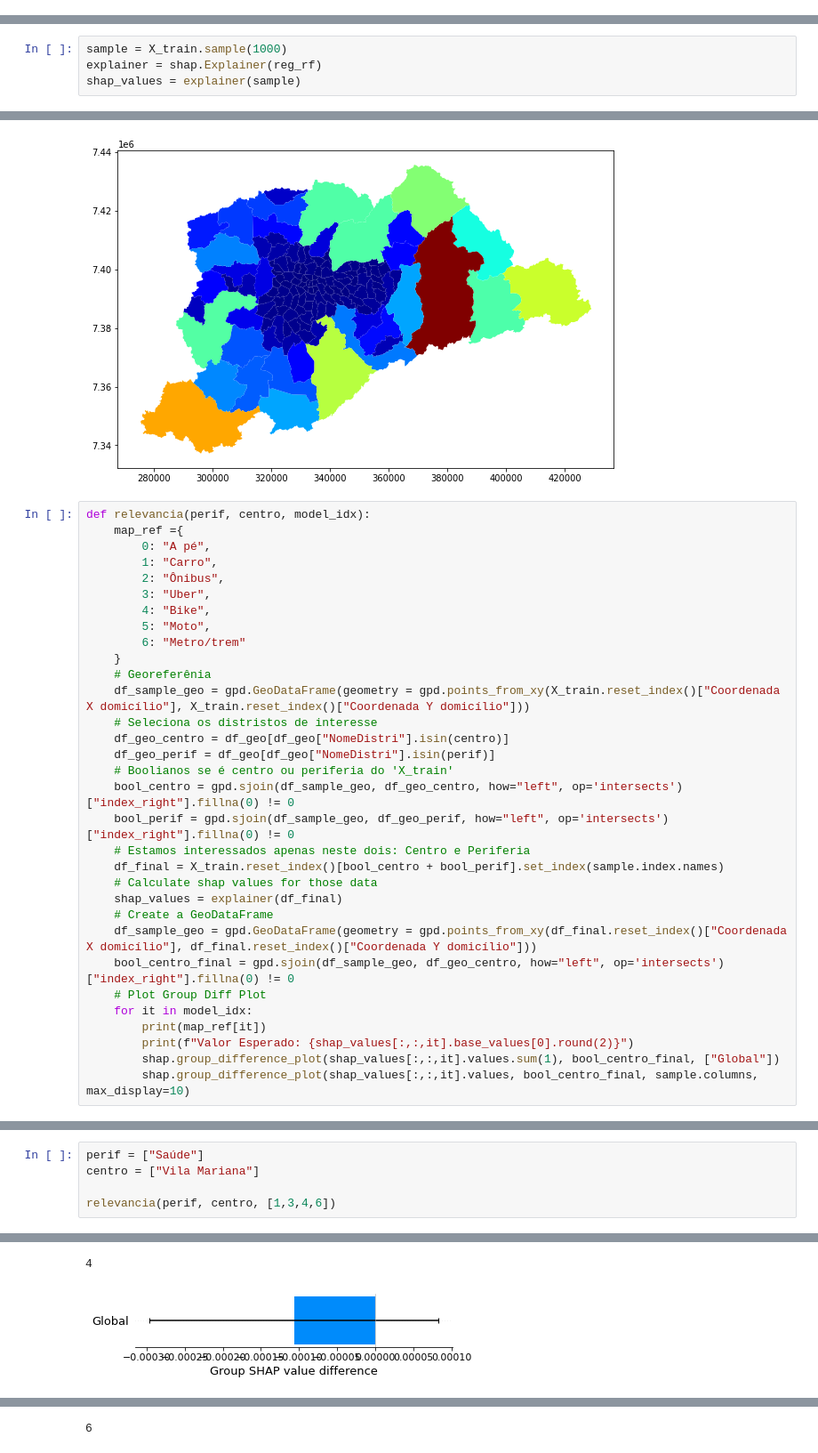
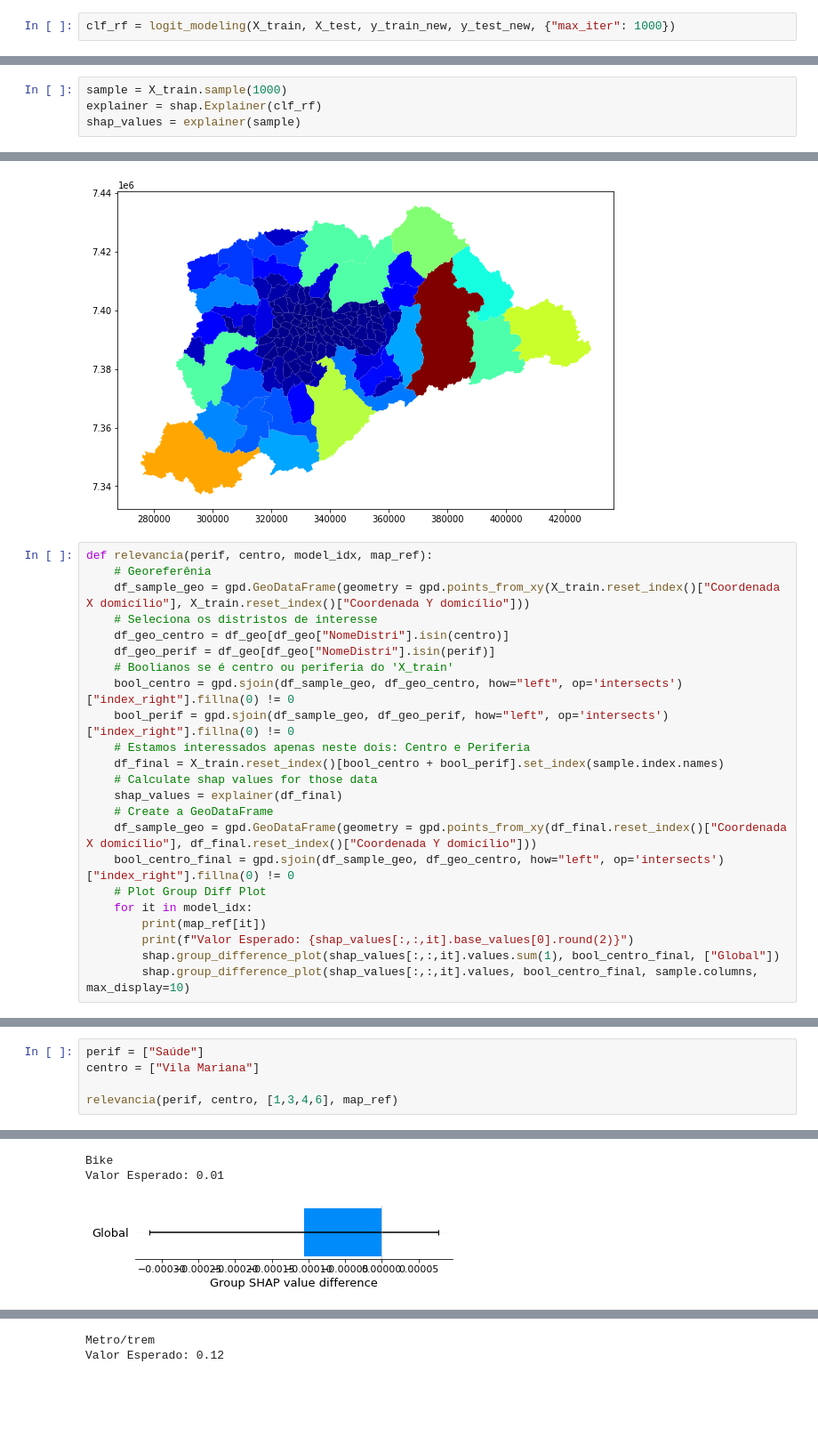
Before and after one commit to rafaelygn/data_culture, a Jupyter notebook: beyond_shap_values_pt_II.ipynb, the cells around one changed output, grey strips where cells are left out. Shown at 89% size. Cells and saved outputs as stored; diff of their text form; blank space fills up the shorter version.

```diff
--- a/beyond_shap_values_pt_II.ipynb
+++ b/beyond_shap_values_pt_II.ipynb
@@ -115,0 +141,2 @@ loc_destino_ACC_TI_A_L_TP_      1.351968
+# %%
+clf_rf = logit_modeling(X_train, X_test, y_train_new, y_test_new, {"max_iter": 1000})
@@ -116,4 +168,4 @@ loc_destino_ACC_TI_A_L_TP_      1.351968
 # %%
 sample = X_train.sample(1000)
-explainer = shap.Explainer(reg_rf)
+explainer = shap.Explainer(clf_rf)
 shap_values = explainer(sample)
@@ -295,16 +380,7 @@ Index(['NumeroDist', 'NomeDistri', 'Area_ha', 'geometry'], dtype='object')
 <AxesSubplot:>
 [figure]
 # %%
-def relevancia(perif, centro, model_idx):
-    map_ref ={
-        0: "A pé",
-        1: "Carro",
-        2: "Ônibus",
-        3: "Uber",
-        4: "Bike",
-        5: "Moto",
-        6: "Metro/trem"
-    }
+def relevancia(perif, centro, model_idx, map_ref):
     # Georeferênia
     df_sample_geo = gpd.GeoDataFrame(geometry = gpd.points_from_xy(X_train.reset_index()["Coordenada X domicílio"], X_train.reset_index()["Coordenada Y domicílio"]))
     # Seleciona os distristos de interesse
@@ -408,7 +490,7 @@ FixedFormatter should only be used together with FixedLocator
 perif = ["Saúde"]
 centro = ["Vila Mariana"]
 
-relevancia(perif, centro, [1,3,4,6])
+relevancia(perif, centro, [1,3,4,6], map_ref)
 # %% [output]
 CRS mismatch between the CRS of left geometries and the CRS of right geometries.
 Use `to_crs()` to reproject one of the input geometries to match the CRS of the other.
@@ -438,2 +522,3 @@ FixedFormatter should only be used together with FixedLocator
-4
+Bike
+Valor Esperado: 0.01
-[figure, old version]
+[figure, new version]
@@ -441 +526,2 @@ FixedFormatter should only be used together with FixedLocator
-6
+Metro/trem
+Valor Esperado: 0.12
```
Also changed, not shown: parts of 67 cells of this notebook, 7 other files.
